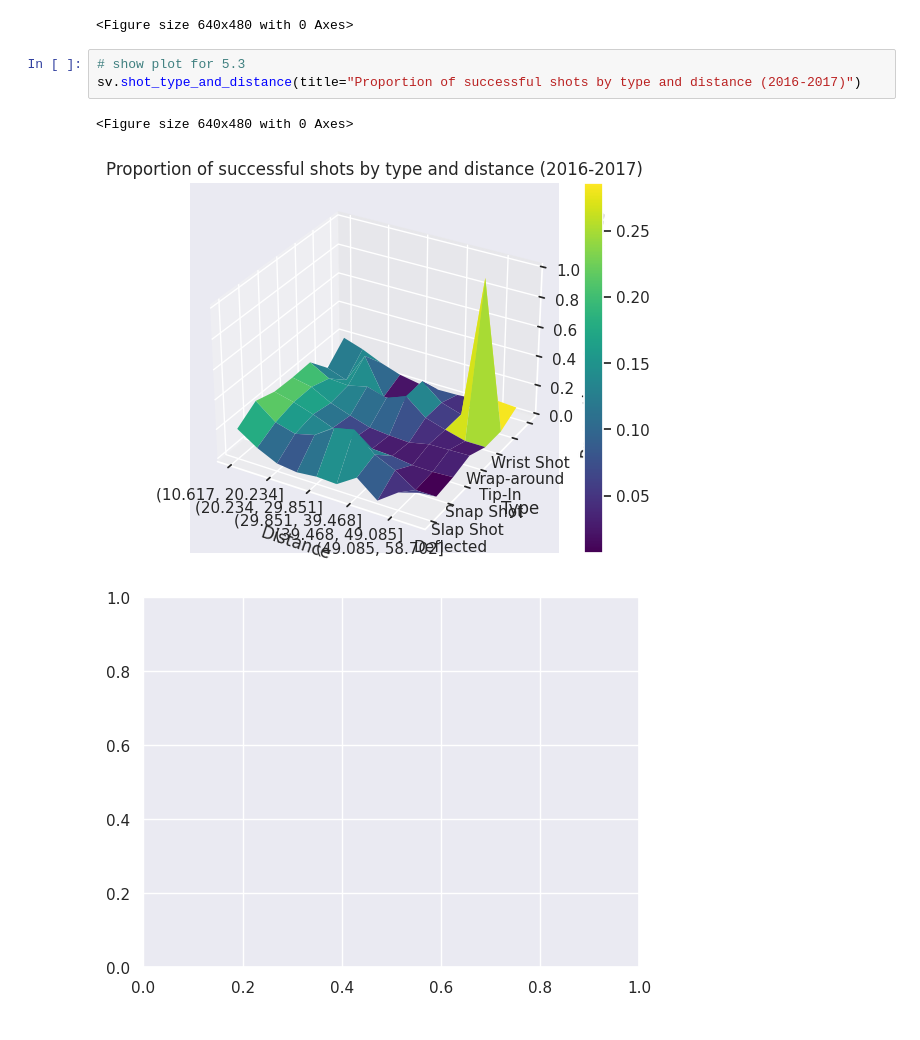
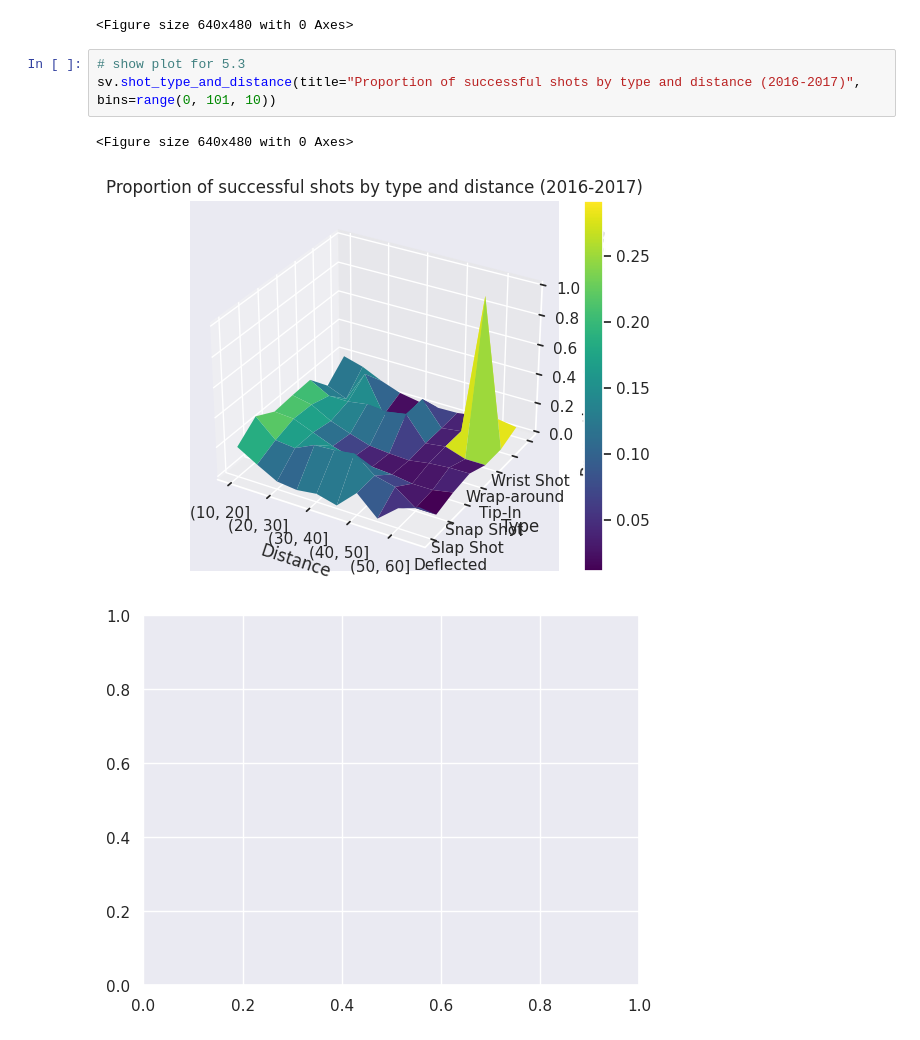
Before and after one commit to williamGlazer/IFT6758, a Jupyter notebook: notebooks/simple_visualizations.ipynb, the cells around one changed output. Cells and saved outputs as stored; diff of their text form.

```diff
--- a/notebooks/simple_visualizations.ipynb
+++ b/notebooks/simple_visualizations.ipynb
@@ -18,10 +19,10 @@ sv.shot_types(title="Shots taken and goals scored by type (2016-2017)")
 <Figure size 640x480 with 0 Axes>
 # %%
 # show plot for 5.3
-sv.shot_type_and_distance(title="Proportion of successful shots by type and distance (2016-2017)")
+sv.shot_type_and_distance(title="Proportion of successful shots by type and distance (2016-2017)", bins=range(0, 101, 10))
 # %% [output]
 <Figure size 640x480 with 0 Axes>
-[figure, old version]
+[figure, new version]
 [figure]
 # %%
 # load data and show plots for 5.2
```
Also changed, not shown: parts of 2 cells of this notebook, 4 other files.
